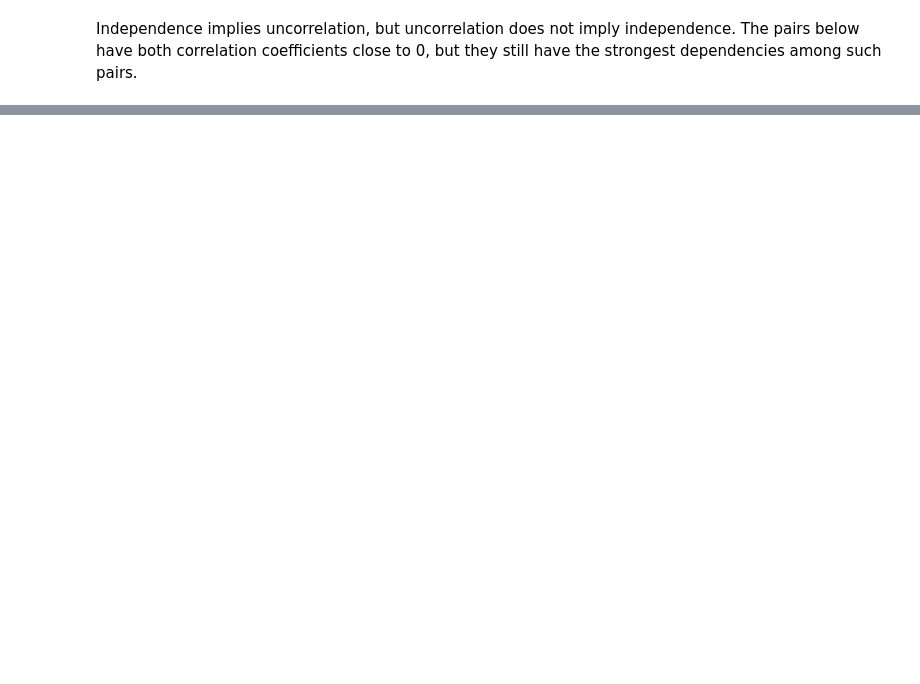
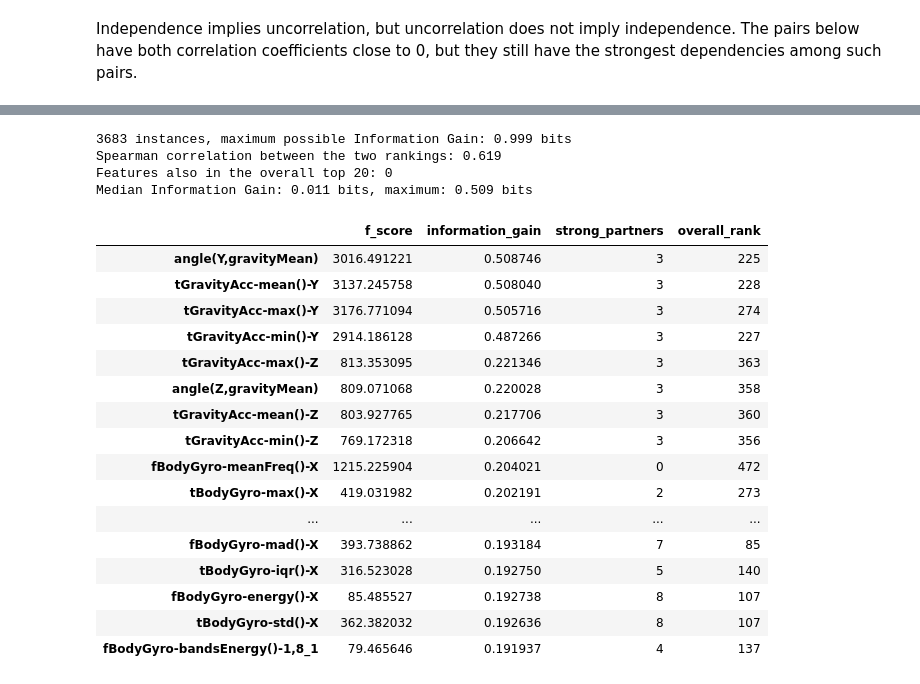
Before and after one commit to Stefy1209/Movement-Detection-using-Smartphone, a Jupyter notebook: src/Data_analysis.ipynb, the cells around one changed output, grey strips where cells are left out. Saved outputs shown, nothing was run; the diff lists cells and outputs as text; code cells hidden in the pictures; blank space fills up the shorter version.

```diff
--- a/src/Data_analysis.ipynb
+++ b/src/Data_analysis.ipynb
@@ -469,0 +659,35 @@ Independence rejected for 18271 of them
+# %%
+is_posture = data["activity"].isin(["SITTING", "STANDING"]).to_numpy()
+posture = importance_scores(X.loc[is_posture, distinct], activity[is_posture])
+posture.to_csv(IMPORTANCE_DIR / "importance_sitting_standing.csv")
+
+top_posture = top_features(posture, "information_gain")
+top_posture["overall_rank"] = importance["information_gain"].rank(ascending=False).astype(int)[top_posture.index]
+
+print(f"{is_posture.sum()} instances, maximum possible Information Gain: {entropy(np.bincount(activity[is_posture])):.3f} bits")
+print(f"Spearman correlation between the two rankings: {posture['f_score'].corr(posture['information_gain'], method='spearman'):.3f}")
+print(f"Features also in the overall top 20: {len(top_posture.index.intersection(top_ig.index))}")
+print(f"Median Information Gain: {posture['information_gain'].median():.3f} bits, maximum: {posture['information_gain'].max():.3f} bits")
+top_posture
+# %% [output]
+3683 instances, maximum possible Information Gain: 0.999 bits
+Spearman correlation between the two rankings: 0.619
+Features also in the overall top 20: 0
+Median Information Gain: 0.011 bits, maximum: 0.509 bits
+|  | f_score | information_gain | strong_partners | overall_rank |
+| angle(Y,gravityMean) | 3016.491221 | 0.508746 | 3 | 225 |
+| tGravityAcc-mean()-Y | 3137.245758 | 0.508040 | 3 | 228 |
+| tGravityAcc-max()-Y | 3176.771094 | 0.505716 | 3 | 274 |
+| tGravityAcc-min()-Y | 2914.186128 | 0.487266 | 3 | 227 |
+| tGravityAcc-max()-Z | 813.353095 | 0.221346 | 3 | 363 |
+| angle(Z,gravityMean) | 809.071068 | 0.220028 | 3 | 358 |
+| tGravityAcc-mean()-Z | 803.927765 | 0.217706 | 3 | 360 |
+| tGravityAcc-min()-Z | 769.172318 | 0.206642 | 3 | 356 |
+| fBodyGyro-meanFreq()-X | 1215.225904 | 0.204021 | 0 | 472 |
+| tBodyGyro-max()-X | 419.031982 | 0.202191 | 2 | 273 |
+| ... | ... | ... | ... | ... |
+| fBodyGyro-mad()-X | 393.738862 | 0.193184 | 7 | 85 |
+| tBodyGyro-iqr()-X | 316.523028 | 0.192750 | 5 | 140 |
+| fBodyGyro-energy()-X | 85.485527 | 0.192738 | 8 | 107 |
+| tBodyGyro-std()-X | 362.382032 | 0.192636 | 8 | 107 |
+| fBodyGyro-bandsEnergy()-1,8_1 | 79.465646 | 0.191937 | 4 | 137 |
```
Also changed, not shown: parts of 11 cells of this notebook.
